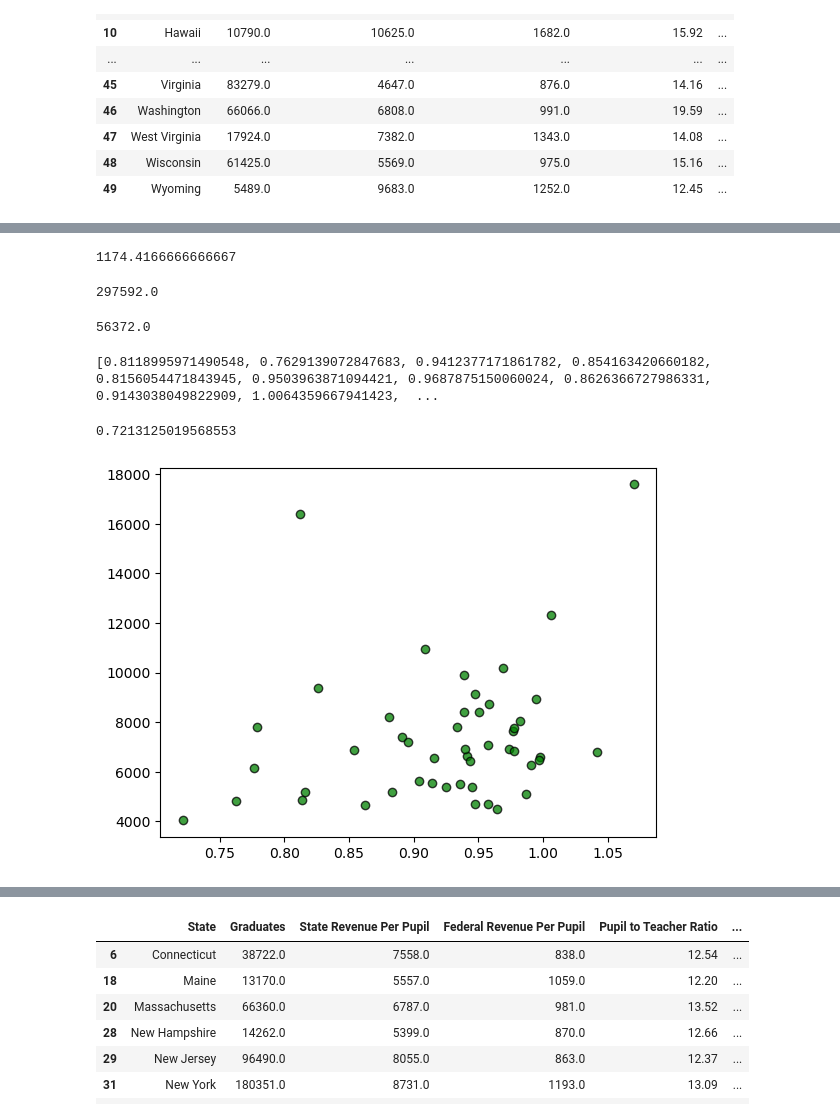
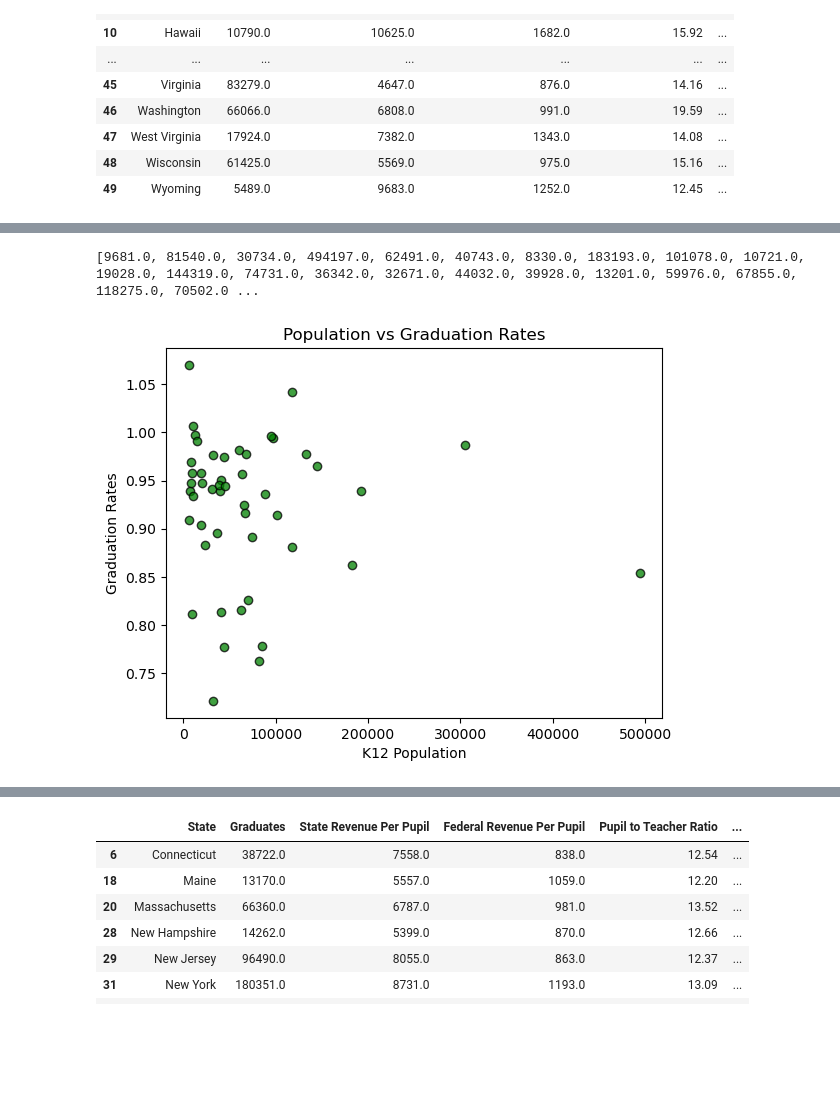
Before and after one commit to sagehan1/project-1, a Jupyter notebook: code-1 - Copy (2).ipynb, the cells around one changed output, grey strips where cells are left out. Cells and saved outputs as stored; diff of their text form; code cells hidden in the pictures; blank space fills up the shorter version.

```diff
--- a/code-1 - Copy (2).ipynb
+++ b/code-1 - Copy (2).ipynb
@@ -255,28 +251,16 @@ copy_merged['State Revenue Per Pupil'].mean()
-# %%
-copy_merged['Federal Revenue Per Pupil'].mean()
-# %% [output]
-1174.4166666666667
-# %%
-copy_merged['State Revenue Per Pupil'].sum()
-# %% [output]
-297592.0
-# %%
-copy_merged['Federal Revenue Per Pupil'].sum()
-# %% [output]
-56372.0
 # %%
 from matplotlib import pyplot as plt
 # %%
-Combined_Money_List=copy_merged['Combined Federal and State Revenue Per Pupil'].to_list()
+Student_Population_List=copy_merged['Grade 12 Students'].to_list()
 Grad_Rates_List=copy_merged['Graduation Rates'].to_list()
-
-print(Grad_Rates_List)
-min(Grad_Rates_List)
+print(Student_Population_List)
 # %% [output]
-[0.8118995971490548, 0.7629139072847683, 0.9412377171861782, 0.854163420660182, 0.8156054471843945, 0.9503963871094421, 0.9687875150060024, 0.8626366727986331, 0.9143038049822909, 1.0064359667941423,  ...
+[9681.0, 81540.0, 30734.0, 494197.0, 62491.0, 40743.0, 8330.0, 183193.0, 101078.0, 10721.0, 19028.0, 144319.0, 74731.0, 36342.0, 32671.0, 44032.0, 39928.0, 13201.0, 59976.0, 67855.0, 118275.0, 70502.0 ...
-0.7213125019568553
 # %%
-plt.scatter(Grad_Rates_List,Combined_Money_List,marker="o",facecolors="green",edgecolors="black",alpha=0.75)
+plt.scatter(Student_Population_List,Grad_Rates_List,marker="o",facecolors="green",edgecolors="black",alpha=0.75)
+plt.title("Population vs Graduation Rates")
+plt.xlabel("K12 Population")
+plt.ylabel("Graduation Rates")
 plt.show()
 # %% [output]
-[figure, old version]
+[figure, new version]
```
Also changed, not shown: parts of 16 cells of this notebook.
